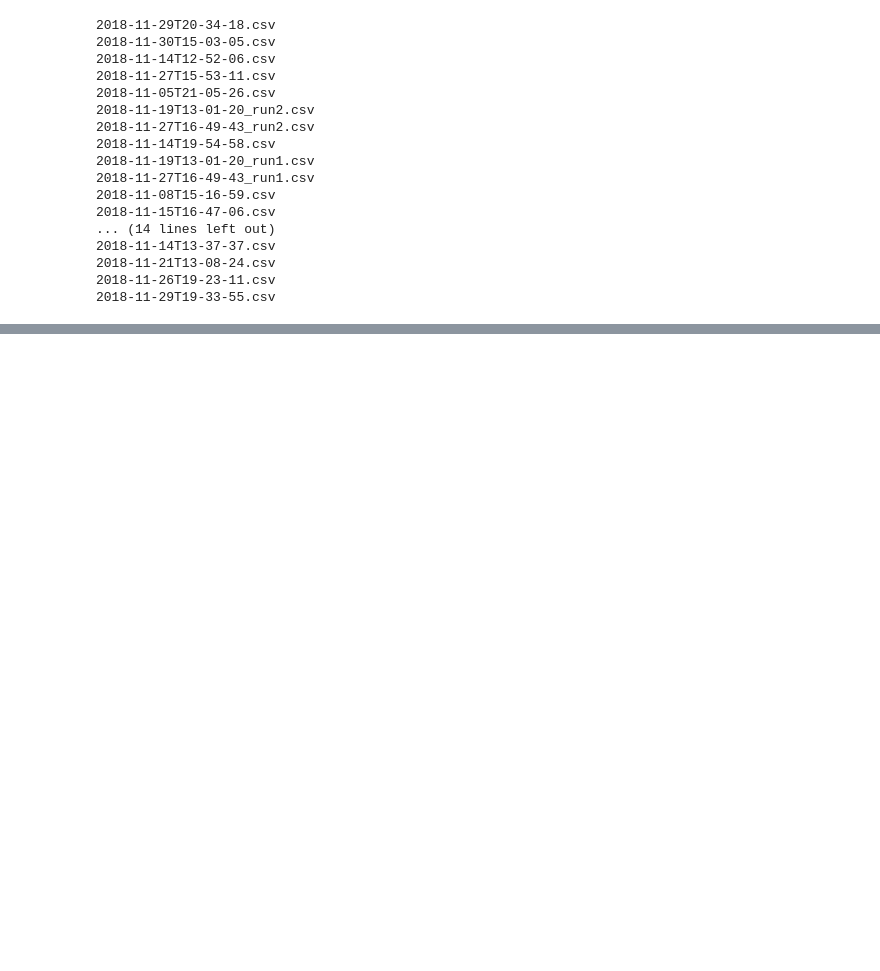
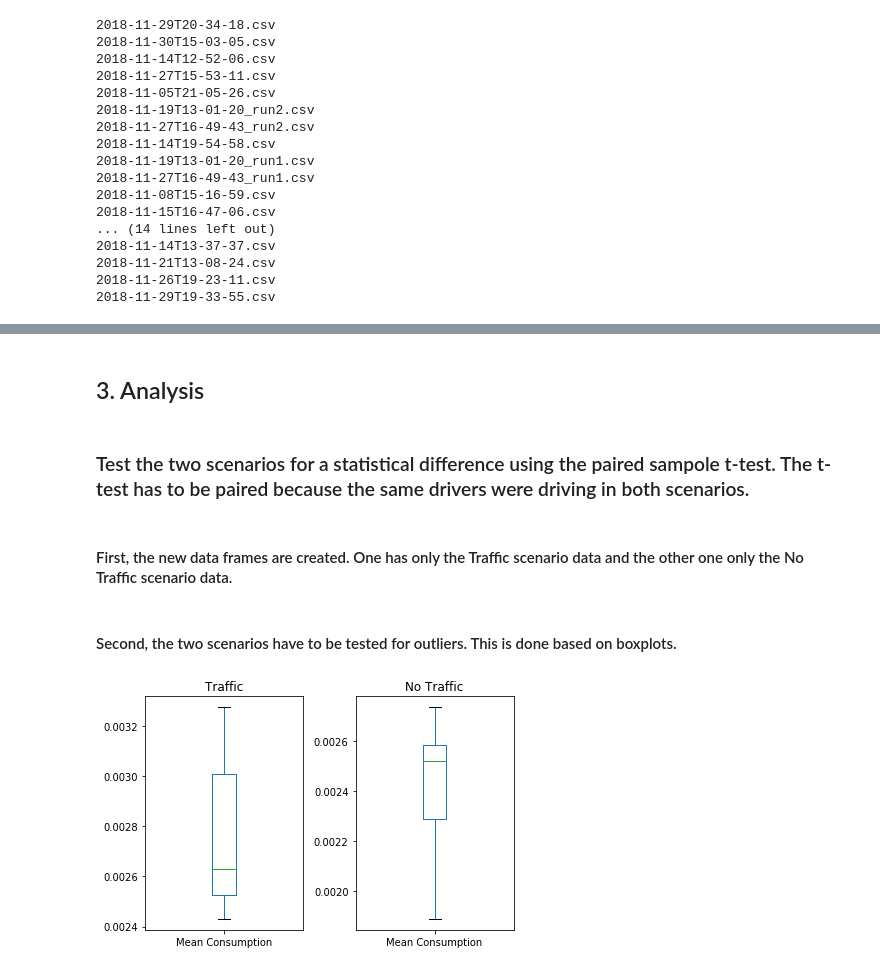
Before and after one commit to tjonas1/uri_csc593, a Jupyter notebook: homework/FinalProject_TimJonas.ipynb, the cells around one changed output, grey strips where cells are left out. Drawn from its saved outputs; the diff is of its cells as text; code cells hidden in the pictures; blank space fills up the shorter version.

Commit message:
My final project.

```diff
--- a/homework/FinalProject_TimJonas.ipynb
+++ b/homework/FinalProject_TimJonas.ipynb
@@ -140,0 +162,34 @@ for i in range(len(fileList)):
+# %% [markdown]
+## 3. Analysis
+# %% [markdown]
+### Test the two scenarios for a statistical difference using the paired sampole t-test. The t-test has to be paired because the same drivers were driving in both scenarios.
+# %% [markdown]
+#### First, the new data frames are created. One has only the Traffic scenario data and the other one only the No Traffic scenario data.
+# %%
+# New data frame with only the traffic scenario data
+TotalDriveTraffic = TotalDrive[TotalDrive['Type'].str.contains("In Traffic")]
+# This should be saved
+TotalDriveTraffic.to_csv('../homework/OutputDataFinalProject'+'/'+'TotalDriveTraffic.csv')
+# New data fram with only the no traffic scenario data
+TotalDriveNoTraffic = TotalDrive[TotalDrive['Type'].str.contains("No Traffic")]
+# This should be saved
+TotalDriveTraffic.to_csv('../homework/OutputDataFinalProject'+'/'+'TotalDriveNoTraffic.csv')
+# %% [markdown]
+#### Second, the two scenarios have to be tested for outliers. This is done based on boxplots.
+# %%
+# This defines the plot on the left hand side
+plt.subplot(1, 2, 1)
+# Title on the left
+plt.title('Traffic')
+# Data for boxplot left
+TotalDriveTraffic['Mean Consumption'].plot(kind='box')
+# This defines the plot on the right hand side
+plt.subplot(1, 2, 2)
+# Title on the right
+plt.title('No Traffic')
+# Data for plot on the right
+TotalDriveNoTraffic['Mean Consumption'].plot(kind='box')
+#Increase space between plots
+plt.tight_layout()
+# %% [output]
+[figure, added]
```
Also changed, not shown: parts of 48 cells of this notebook, 39 other files.
